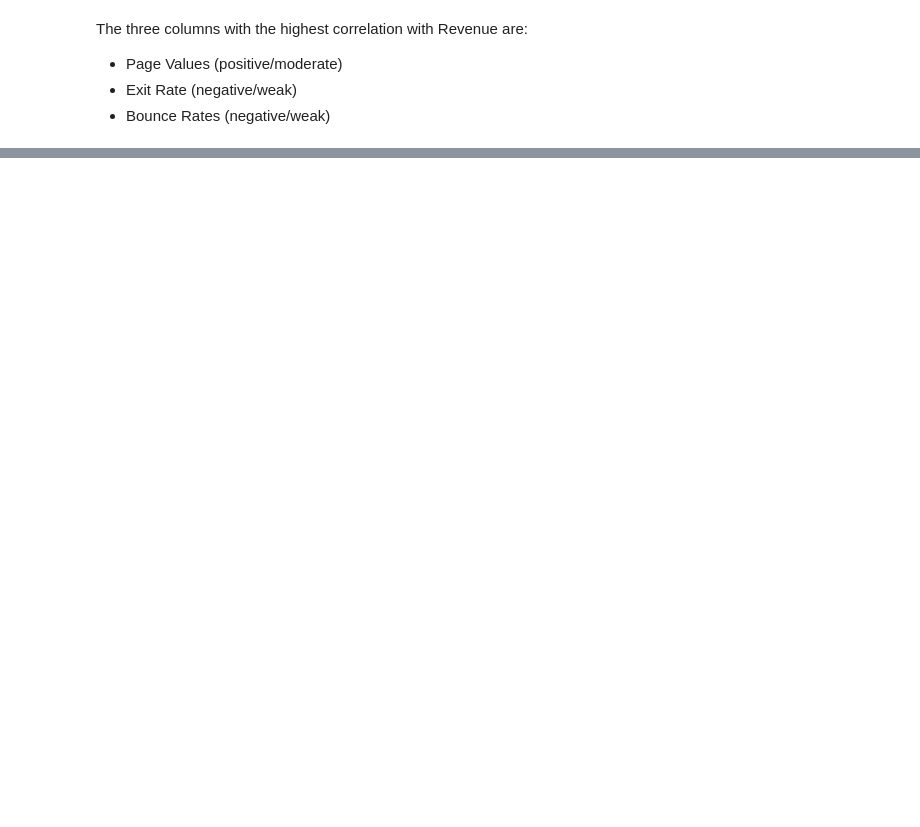
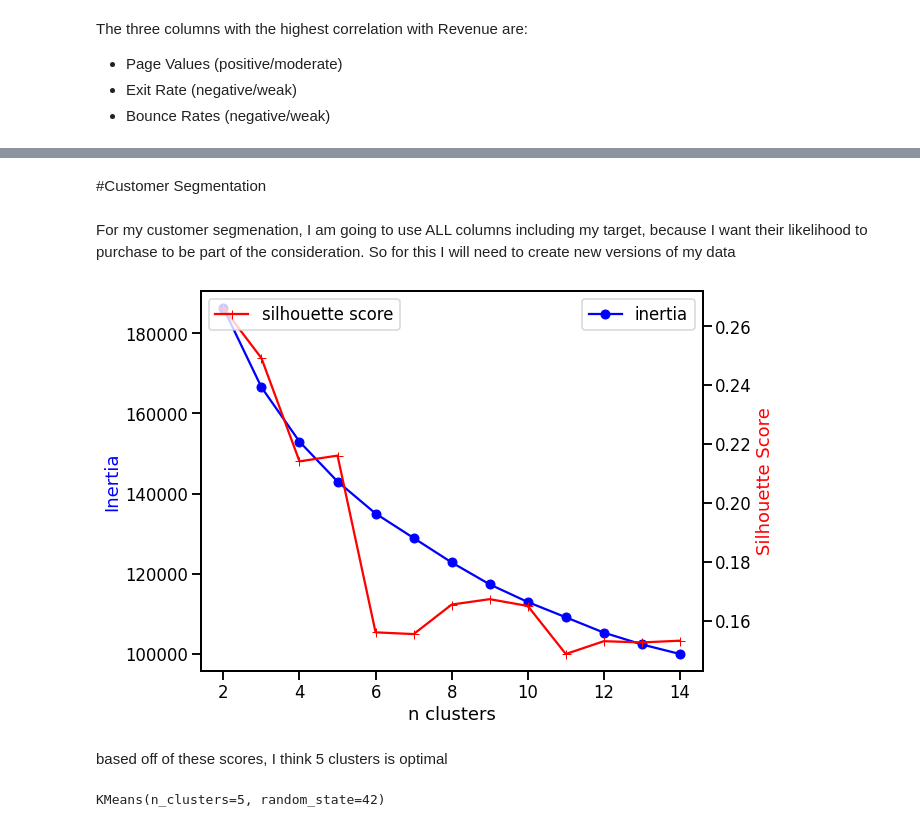
Before and after one commit to brock-ricker/Online-Shoppers-Purchasing-Intent, a Jupyter notebook: Online_Shoppers_Purchasing_Intent.ipynb, the cells around one changed output, grey strips where cells are left out. Drawn from its saved outputs; the diff is of its cells as text; code cells hidden in the pictures; blank space fills up the shorter version.

```diff
--- a/Online_Shoppers_Purchasing_Intent.ipynb
+++ b/Online_Shoppers_Purchasing_Intent.ipynb
@@ -170,0 +230,3 @@ The three columns with the highest correlation with Revenue are:
+# %%
+#train test split
+X_train, X_test, y_train, y_test = train_test_split(X_balanced,y_balanced,random_state=42)
@@ -170,0 +245,5 @@ The three columns with the highest correlation with Revenue are:
+# %%
+#make column transformer - not all model will need my data scaled, but it wont hurt so i will scale everything for simplicity
+
+transformer = make_column_transformer((scaler,num_selector),(ohe,cat_selector),remainder = "passthrough")
+transformer.fit(X_train)
@@ -170,0 +271,47 @@ The three columns with the highest correlation with Revenue are:
+# %% [markdown]
+#Customer Segmentation
+# %% [markdown]
+For my customer segmenation, I am going to use ALL columns including my target, because I want their likelihood to purchase to be part of the consideration. So for this I will need to create new versions of my data
+# %%
+#transforming data for use in clustering algorithm
+
+transformer.fit(df)
+df_clust = transformer.transform(df)
+# %%
+# Create function to calculate and plot the silhouette score and inertia of a KMeans model for various values of k
+
+def plot_k_metrics (data,ks):
+
+  sils = []
+  inertias = []
+
+  for k in ks:
+    km = KMeans(n_clusters=k, random_state=42)
+    km.fit(data)
+    sils.append(silhouette_score(data,km.labels_))
+    inertias.append(km.inertia_)
+
+  fig, ax1 = plt.subplots(figsize=(9,7))
+  ax1.set_xlabel("n clusters")
+  ax1.set_ylabel("Inertia",color = "blue")
+  ax1.plot(ks,inertias,color="blue", label = "inertia", marker="o")
+
+  ax2 = ax1.twinx()
+
+  ax2.set_ylabel("Silhouette Score",color="red")
+  ax2.plot(ks, sils, color = "red",label="silhouette score",marker="+")
+  ax1.legend(loc=0)
+  ax2.legend(loc="upper left")
+  plt.show()
+# %%
+plot_k_metrics(df_clust,range(2,15))
+# %% [output]
+[figure, added]
+# %% [markdown]
+based off of these scores, I think 5 clusters is optimal
+# %%
+#Creating Final clustering model using k=5
+km_final = KMeans(n_clusters=5, random_state=42)
+km_final.fit(df_clust)
+# %% [output]
+KMeans(n_clusters=5, random_state=42)
```
Also changed, not shown: parts of 20 cells of this notebook.
